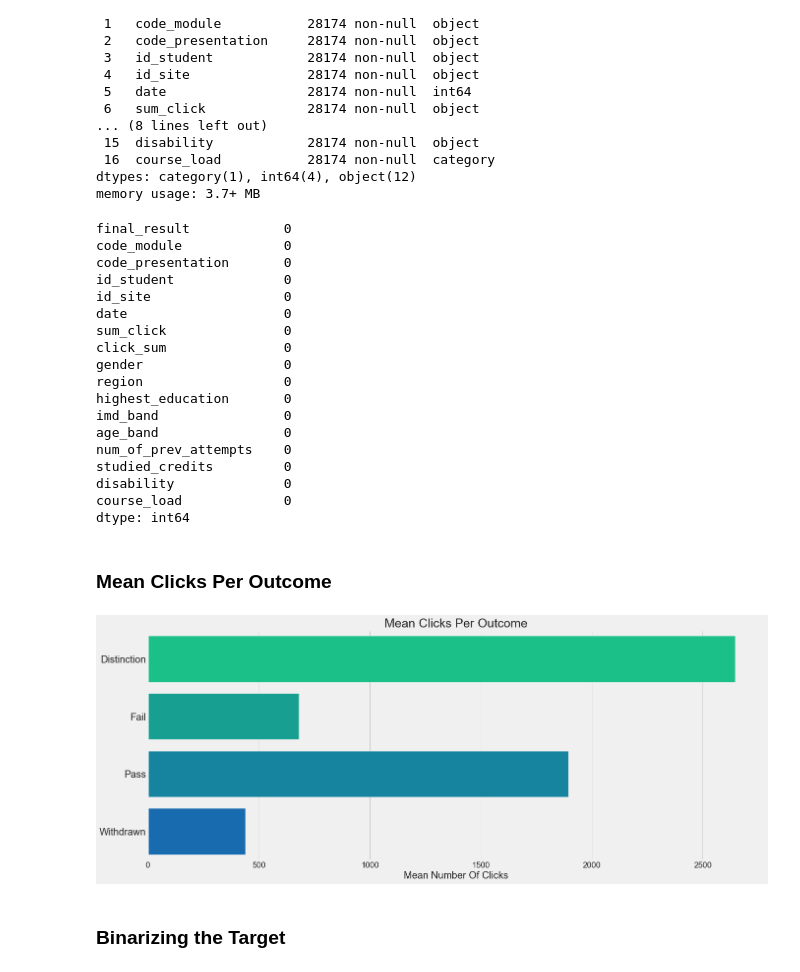
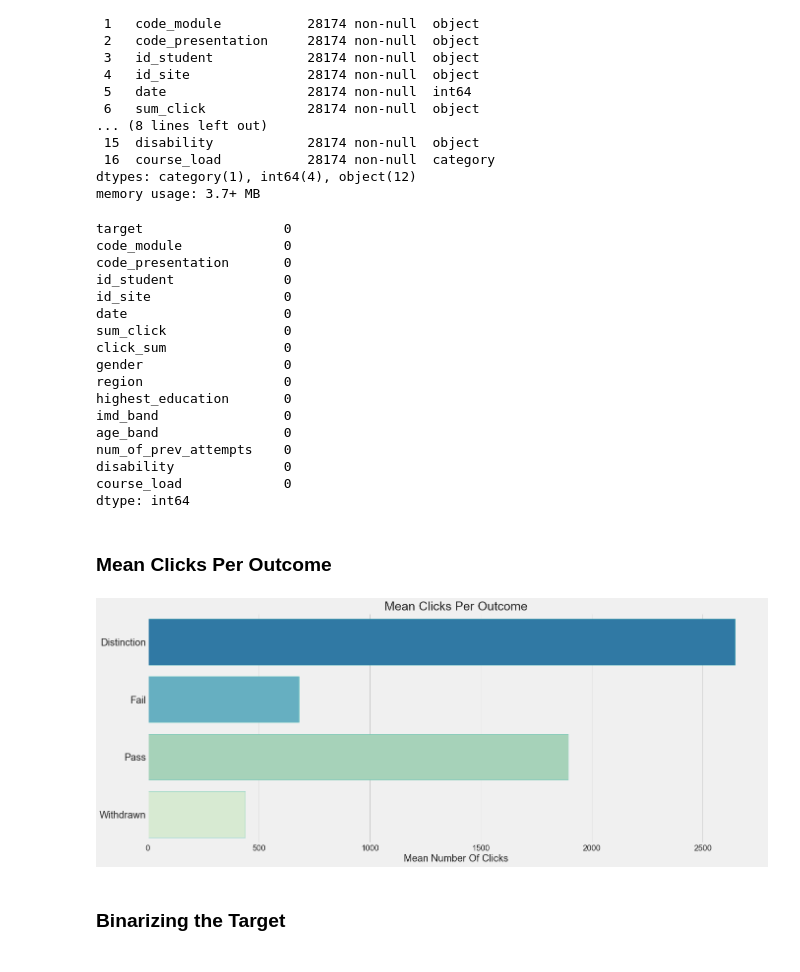
Before and after one commit to jeffreyhwatson/online_outcomes, a Jupyter notebook: notebooks/exploratory/cleaning_eda.ipynb, the cells around one changed output. Drawn from its saved outputs; the diff is of its cells as text; code cells hidden in the pictures.

```diff
--- a/notebooks/exploratory/cleaning_eda.ipynb
+++ b/notebooks/exploratory/cleaning_eda.ipynb
@@ -445,9 +414,8 @@ SV.code_module,
 SV.code_presentation,
 SV.id_student;
 """
-df = pd.DataFrame(fn.fetch(cur, q))
-df.columns = [i[0] for i in cur.description]
+sv_si = pd.read_sql(q, conn)
 # %%
 # cleaning up the data frame
-df = fn.df_fixes(df)
+sv_si = f.df_fixes(sv_si)
 # %%
@@ -501,9 +469,9 @@ dtypes: category(1), int64(4), object(12)
 memory usage: 3.7+ MB
 # %%
 # checking nulls
-df.isna().sum()
+sv_si.isna().sum()
 # %% [output]
-final_result            0
+target                  0
 code_module             0
 code_presentation       0
 id_student              0
@@ -517,16 +485,15 @@ highest_education       0
 imd_band                0
 age_band                0
 num_of_prev_attempts    0
-studied_credits         0
 disability              0
 course_load             0
 dtype: int64
 # %% [markdown]
 ### Mean Clicks Per Outcome
 # %%
-vz.outcome_clks(df)
+v.outcome_clks(sv_si)
 # %% [output]
-[figure, old version]
+[figure, new version]
 # %% [markdown]
 ### Binarizing the Target
 # %%
```
Also changed, not shown: parts of 37 cells of this notebook, 6 other files.
